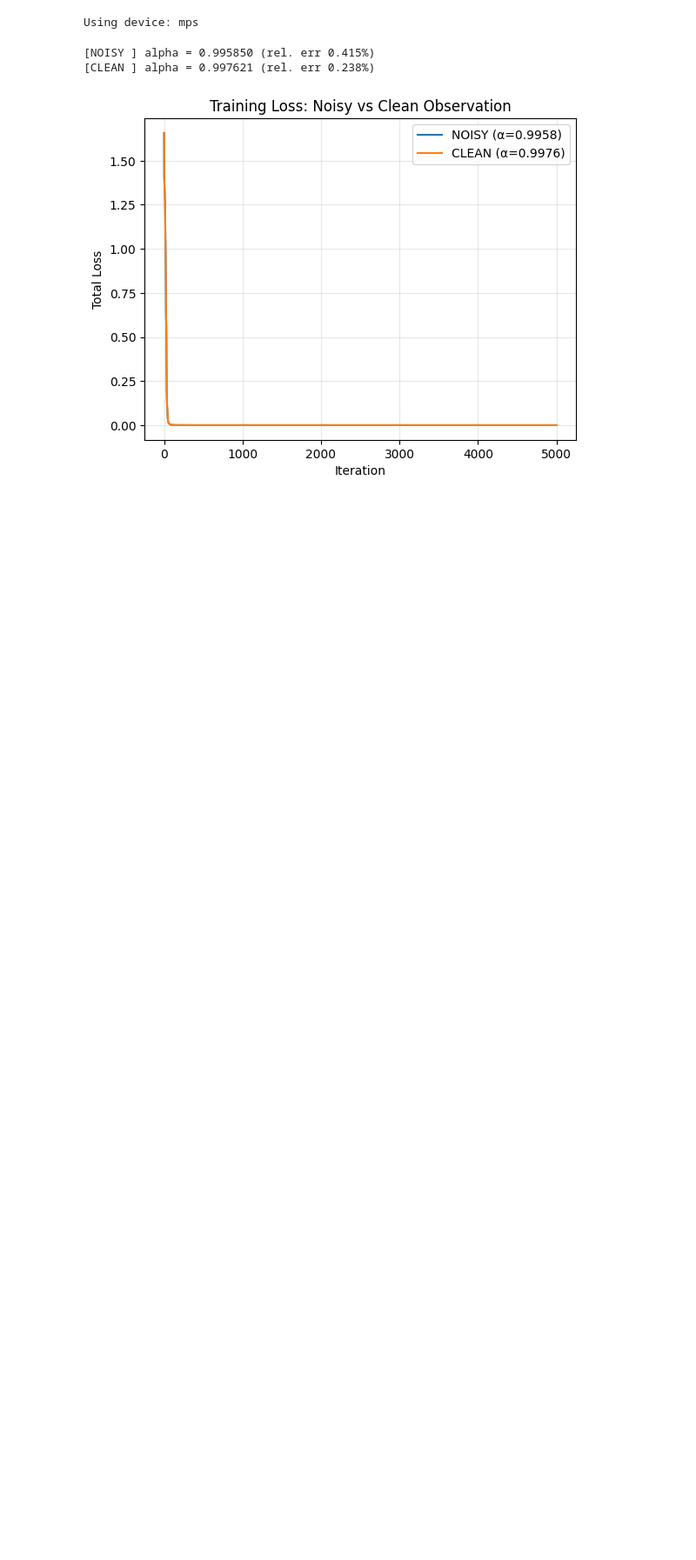
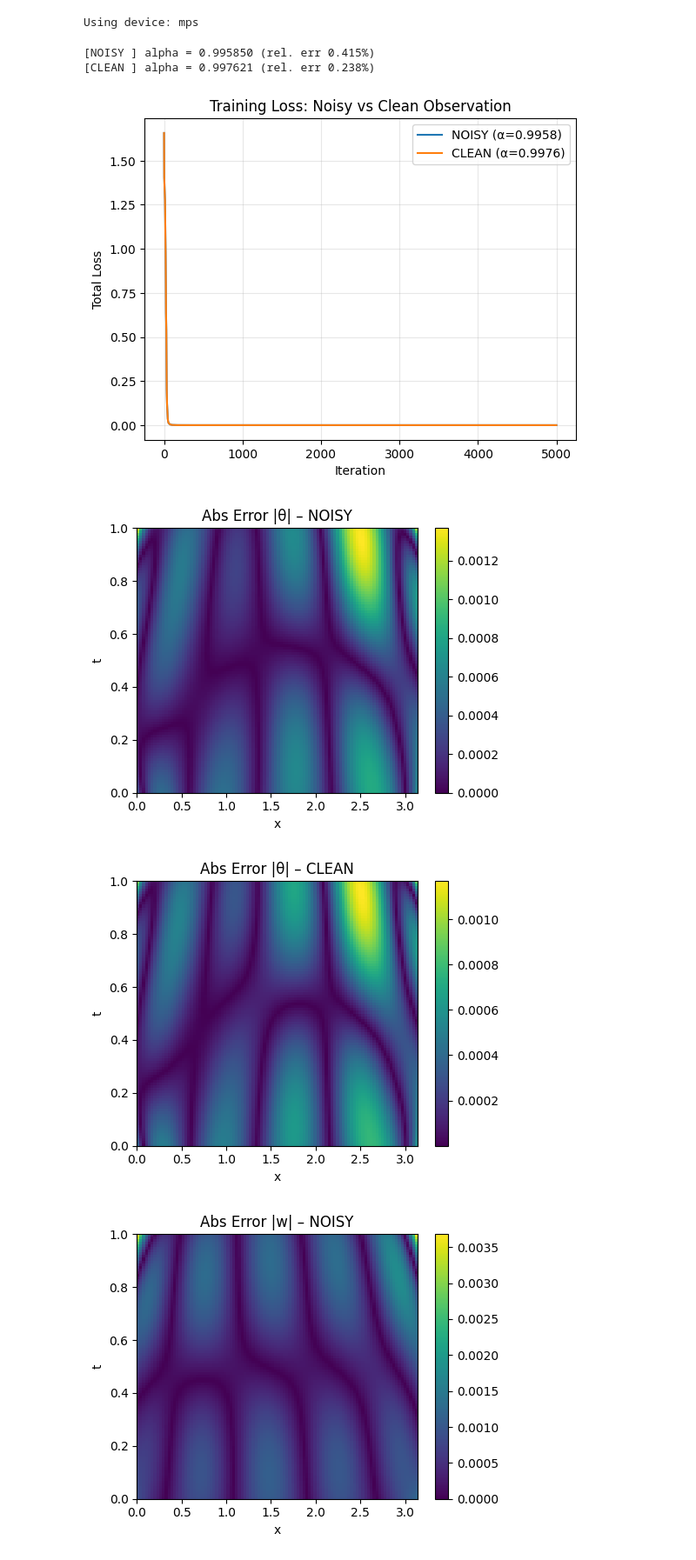
Before and after one commit to dhalmoon98/SciML_PJT_Implementation, a Jupyter notebook: notebooks/CleanvsNoisy.ipynb, the cells around one changed output. Shown at 87% size. Saved outputs shown, nothing was run; the diff lists cells and outputs as text; code cells hidden in the pictures; blank space fills up the shorter version.

```diff
--- a/notebooks/CleanvsNoisy.ipynb
+++ b/notebooks/CleanvsNoisy.ipynb
@@ -340,3 +340,40 @@ plt.show()
 [NOISY ] alpha = 0.995850 (rel. err 0.415%)
 [CLEAN ] alpha = 0.997621 (rel. err 0.238%)
 [figure]
+# %%
+@torch.no_grad()
+def predict_fields(model, x, t):
+    X = torch.cat([x, t], dim=1)
+    u = model(X); theta, w = split_theta_w(u)
+    return theta.cpu().numpy().ravel(), w.cpu().numpy().ravel()
+
+
+def grid_eval(model, Nx=100, Nt=100):
+    xs = torch.linspace(0.0, np.pi, Nx, device=device).reshape(-1,1)
+    ts = torch.linspace(0.0, 1.0,   Nt, device=device).reshape(-1,1)
+    Xg, Tg = torch.meshgrid(xs.squeeze(), ts.squeeze(), indexing="ij")
+    X = Xg.reshape(-1,1); T = Tg.reshape(-1,1)
+    th, w = predict_fields(model, X, T)
+    th = th.reshape(Nx, Nt); w = w.reshape(Nx, Nt)
+    th_ex = theta_exact_np(X.cpu().numpy(), T.cpu().numpy()).reshape(Nx, Nt)
+    w_ex  = w_exact_np(X.cpu().numpy(),   T.cpu().numpy()).reshape(Nx, Nt)
+    return Xg.cpu().numpy(), Tg.cpu().numpy(), np.abs(th - th_ex), np.abs(w - w_ex)
+
+Xg, Tg, err_th_n, err_w_n = grid_eval(model_trained_noisy)
+_,   _, err_th_c, err_w_c = grid_eval(model_trained_clean)
+
+def show_heat(A, title):
+    plt.figure(figsize=(5,4))
+    plt.imshow(A.T, origin='lower', aspect='auto', extent=[0,np.pi,0,1])
+    plt.colorbar(); plt.xlabel("x"); plt.ylabel("t"); plt.title(title); plt.tight_layout(); plt.show()
+
+
+
+show_heat(err_th_n, "Abs Error |θ| – NOISY")
+show_heat(err_th_c, "Abs Error |θ| – CLEAN")
+show_heat(err_w_n,  "Abs Error |w| – NOISY")
+show_heat(err_w_c,  "Abs Error |w| – CLEAN")
+# %% [output]
+[figure, added]
+[figure, added]
+[figure, added]
```
Also changed, not shown: parts of 3 cells of this notebook, 1 other file.
